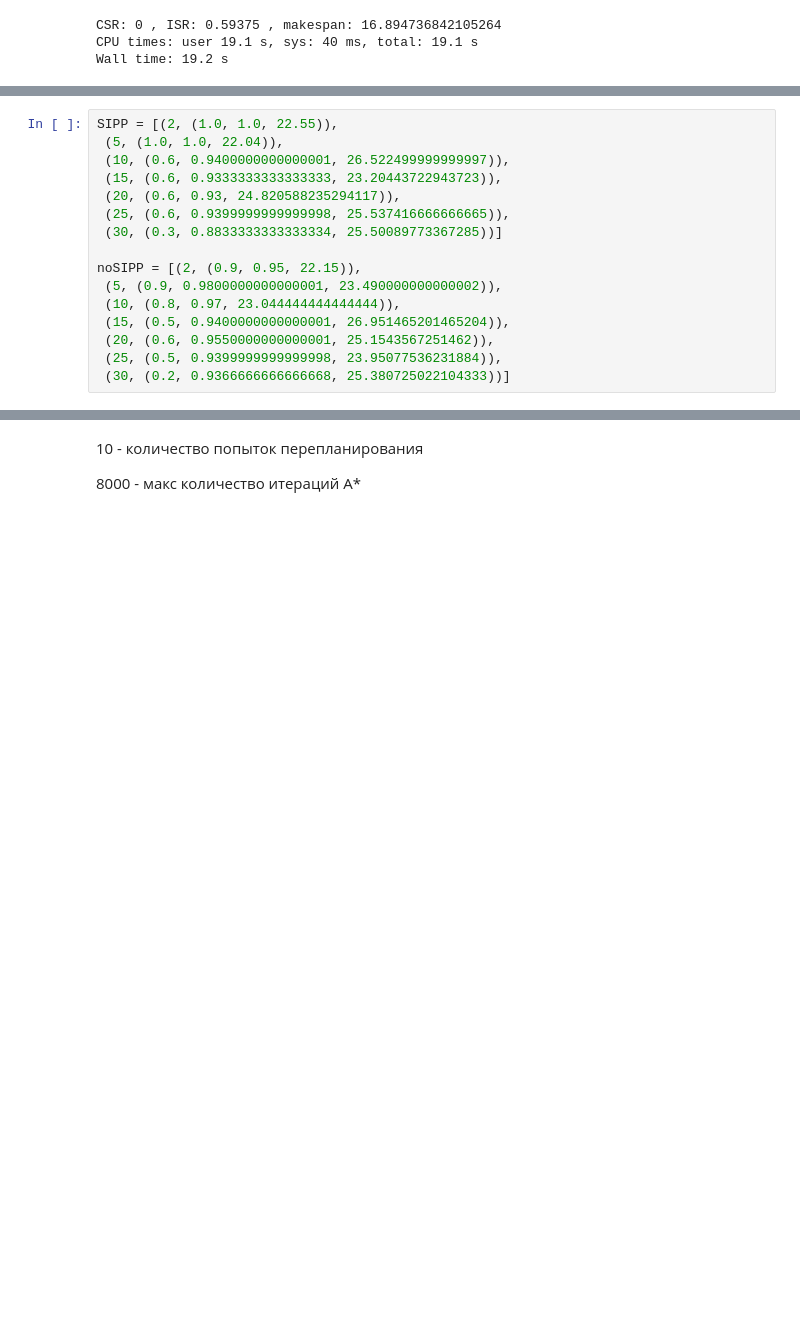
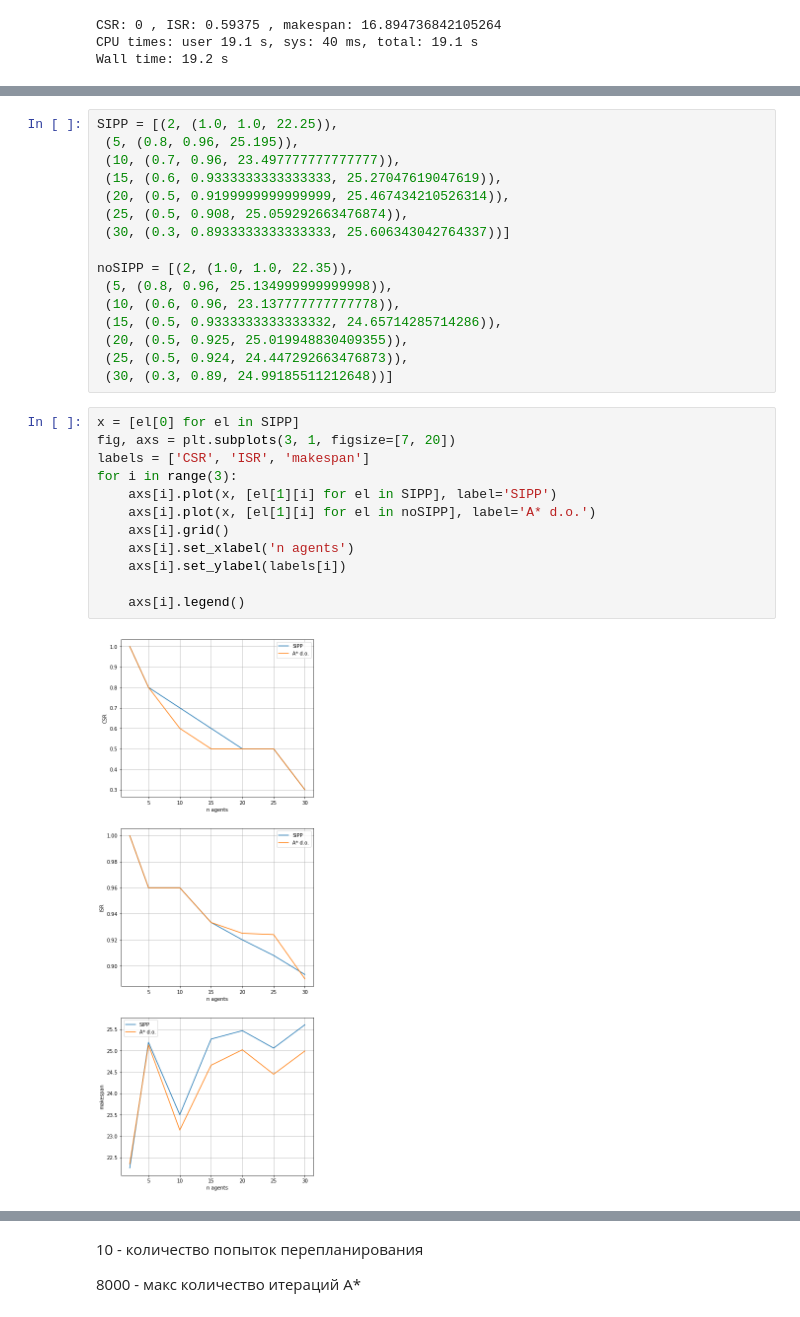
Before and after one commit to nortem/LogunovNesterova_hs, a Jupyter notebook: code_last.ipynb, the cells around one changed output, grey strips where cells are left out. Saved outputs shown, nothing was run; the diff lists cells and outputs as text; blank space fills up the shorter version.

```diff
--- a/code_last.ipynb
+++ b/code_last.ipynb
@@ -1098,16 +1165,30 @@ makespan -- 25.380725022104333
-# %%
-SIPP = [(2, (1.0, 1.0, 22.55)),
- (5, (1.0, 1.0, 22.04)),
- (10, (0.6, 0.9400000000000001, 26.522499999999997)),
- (15, (0.6, 0.9333333333333333, 23.20443722943723)),
- (20, (0.6, 0.93, 24.820588235294117)),
- (25, (0.6, 0.9399999999999998, 25.537416666666665)),
- (30, (0.3, 0.8833333333333334, 25.50089773367285))]
-
-noSIPP = [(2, (0.9, 0.95, 22.15)),
- (5, (0.9, 0.9800000000000001, 23.490000000000002)),
- (10, (0.8, 0.97, 23.044444444444444)),
- (15, (0.5, 0.9400000000000001, 26.951465201465204)),
- (20, (0.6, 0.9550000000000001, 25.1543567251462)),
- (25, (0.5, 0.9399999999999998, 23.95077536231884)),
- (30, (0.2, 0.9366666666666668, 25.380725022104333))]
+# %%
+SIPP = [(2, (1.0, 1.0, 22.25)),
+ (5, (0.8, 0.96, 25.195)),
+ (10, (0.7, 0.96, 23.497777777777777)),
+ (15, (0.6, 0.9333333333333333, 25.27047619047619)),
+ (20, (0.5, 0.9199999999999999, 25.467434210526314)),
+ (25, (0.5, 0.908, 25.059292663476874)),
+ (30, (0.3, 0.8933333333333333, 25.606343042764337))]
+
+noSIPP = [(2, (1.0, 1.0, 22.35)),
+ (5, (0.8, 0.96, 25.134999999999998)),
+ (10, (0.6, 0.96, 23.137777777777778)),
+ (15, (0.5, 0.9333333333333332, 24.65714285714286)),
+ (20, (0.5, 0.925, 25.019948830409355)),
+ (25, (0.5, 0.924, 24.447292663476873)),
+ (30, (0.3, 0.89, 24.99185511212648))]
+# %%
+x = [el[0] for el in SIPP]
+fig, axs = plt.subplots(3, 1, figsize=[7, 20])
+labels = ['CSR', 'ISR', 'makespan']
+for i in range(3):
+    axs[i].plot(x, [el[1][i] for el in SIPP], label='SIPP')
+    axs[i].plot(x, [el[1][i] for el in noSIPP], label='A* d.o.')
+    axs[i].grid()
+    axs[i].set_xlabel('n agents')
+    axs[i].set_ylabel(labels[i])
+
+    axs[i].legend()
+# %% [output]
+[figure, added]
```
Also changed, not shown: parts of 39 cells of this notebook.
